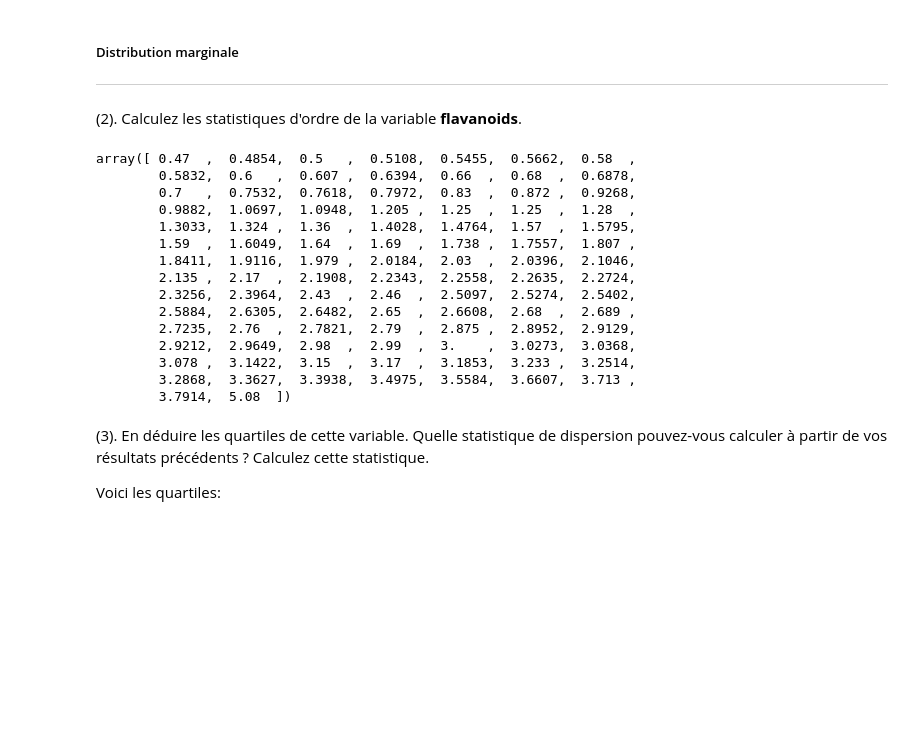
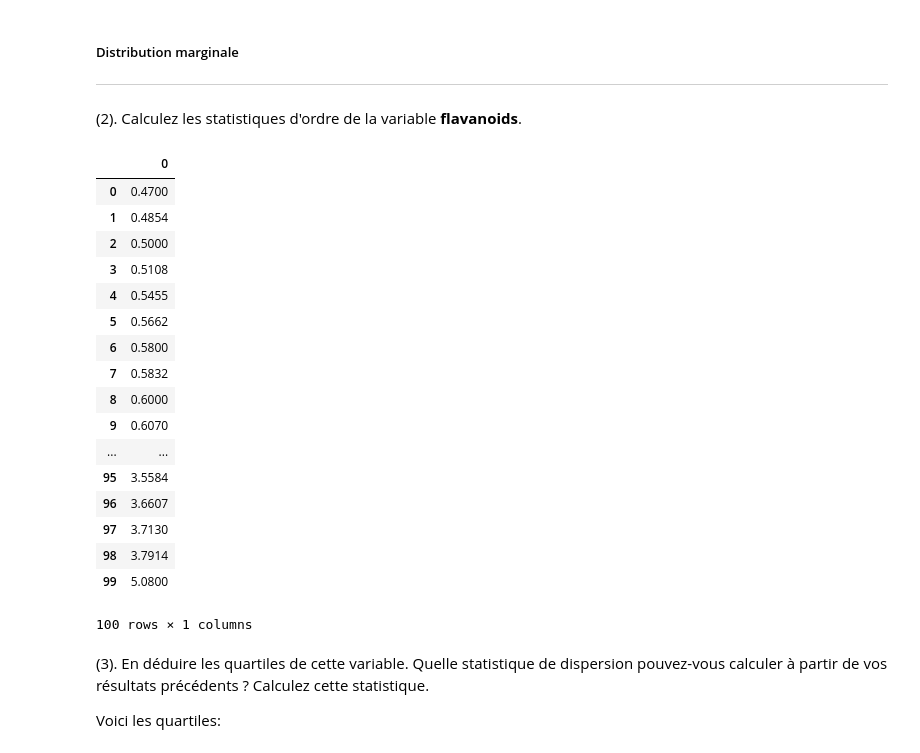
Before and after one commit to ebarillot/Python2, a Jupyter notebook: Statnum/NB3_Statistique_Bivariee-Copy2.ipynb, the cells around one changed output. Cells and saved outputs as stored; diff of their text form; code cells hidden in the pictures; blank space fills up the shorter version.

```diff
--- a/Statnum/NB3_Statistique_Bivariee-Copy2.ipynb
+++ b/Statnum/NB3_Statistique_Bivariee-Copy2.ipynb
@@ -13,7 +13,7 @@ from IPython.display import display, Math, Latex
 # Data = pd.DataFrame(vins['data'],columns=vins['feature_names'])
 # Data['class'] = vins['target']
 
-Data = pd.read_csv('vins.csv')
+Data = pd.read_csv('vins.csv',sep=';')
 # %% [markdown]
 Le jeu de donnée est le résulat d'une analyse chimique de vins produit par 3 cultivateurs. Chaque ligne représente un vin testé où la variable **class** donne numéro du cultivateur qui la produit et les autres variables donnent le résultat de l'analyse chimique de ce vin.
 
@@ -92,24 +92,27 @@ Data.describe()
 # %%
 Data.sort_values(by='flavanoids')['flavanoids']
 flavanoids_serie = Data['flavanoids']
-np.percentile(flavanoids_serie, q=range(1,100+1))
+pd.DataFrame(np.percentile(flavanoids_serie, q=range(1,100+1)))
 # flavanoids_serie.count()==flavanoids_serie.size
 # %% [output]
+|  | 0 |
+| 0 | 0.4700 |
+| 1 | 0.4854 |
+| 2 | 0.5000 |
+| 3 | 0.5108 |
+| 4 | 0.5455 |
+| 5 | 0.5662 |
+| 6 | 0.5800 |
+| 7 | 0.5832 |
+| 8 | 0.6000 |
+| 9 | 0.6070 |
+| ... | ... |
+| 95 | 3.5584 |
+| 96 | 3.6607 |
+| 97 | 3.7130 |
+| 98 | 3.7914 |
+| 99 | 5.0800 |
-array([ 0.47  ,  0.4854,  0.5   ,  0.5108,  0.5455,  0.5662,  0.58  ,
-        0.5832,  0.6   ,  0.607 ,  0.6394,  0.66  ,  0.68  ,  0.6878,
-        0.7   ,  0.7532,  0.7618,  0.7972,  0.83  ,  0.872 ,  0.9268,
-        0.9882,  1.0697,  1.0948,  1.205 ,  1.25  ,  1.25  ,  1.28  ,
-        1.3033,  1.324 ,  1.36  ,  1.4028,  1.4764,  1.57  ,  1.5795,
-        1.59  ,  1.6049,  1.64  ,  1.69  ,  1.738 ,  1.7557,  1.807 ,
-        1.8411,  1.9116,  1.979 ,  2.0184,  2.03  ,  2.0396,  2.1046,
-        2.135 ,  2.17  ,  2.1908,  2.2343,  2.2558,  2.2635,  2.2724,
-        2.3256,  2.3964,  2.43  ,  2.46  ,  2.5097,  2.5274,  2.5402,
-        2.5884,  2.6305,  2.6482,  2.65  ,  2.6608,  2.68  ,  2.689 ,
-        2.7235,  2.76  ,  2.7821,  2.79  ,  2.875 ,  2.8952,  2.9129,
-        2.9212,  2.9649,  2.98  ,  2.99  ,  3.    ,  3.0273,  3.0368,
-        3.078 ,  3.1422,  3.15  ,  3.17  ,  3.1853,  3.233 ,  3.2514,
-        3.2868,  3.3627,  3.3938,  3.4975,  3.5584,  3.6607,  3.713 ,
-        3.7914,  5.08  ])
+100 rows × 1 columns
 # %% [markdown]
 (3). En déduire les quartiles de cette variable. Quelle statistique de dispersion pouvez-vous calculer à partir de vos résultats précédents ? Calculez cette statistique.
 
```
Also changed, not shown: parts of 14 cells of this notebook, 1 other file.
